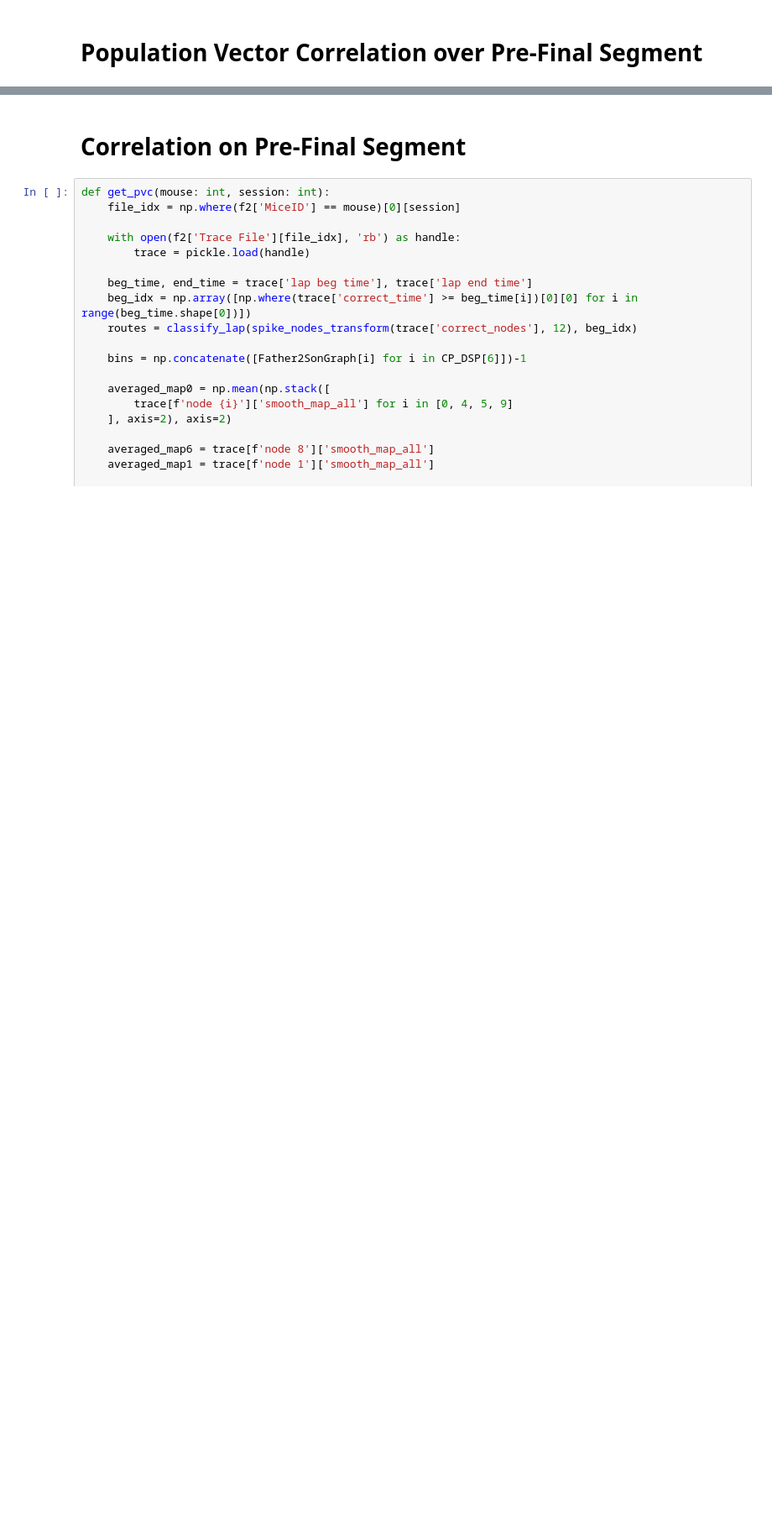
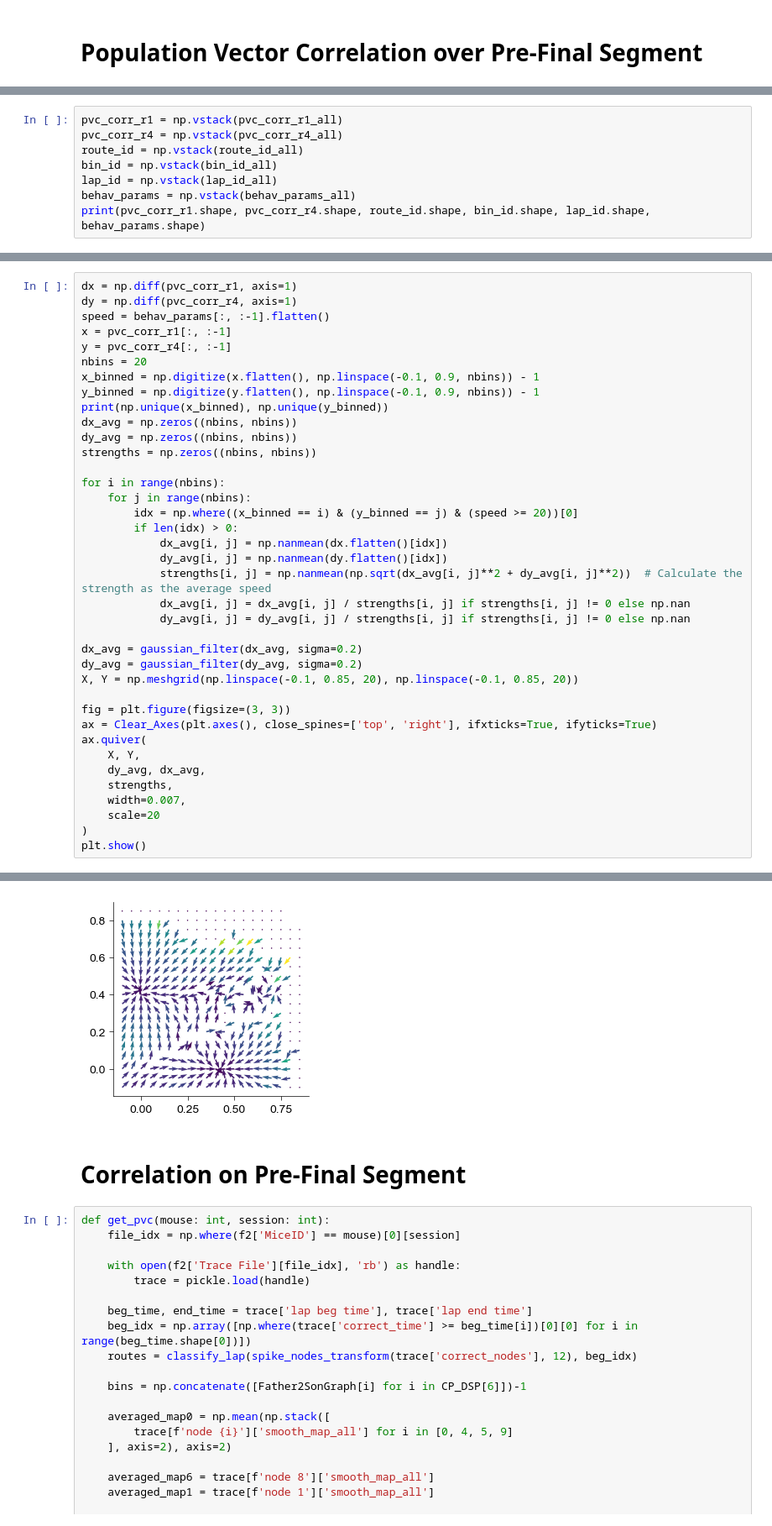
Before and after one commit to YAO-Shuyang/PlotFigures, a Jupyter notebook: NodeFigures/Fig0865 - Map Swing.ipynb, the cells around one changed output, grey strips where cells are left out. Shown at 84% size. Cells and saved outputs as stored; diff of their text form; blank space fills up the shorter version.

```diff
--- a/NodeFigures/Fig0865 - Map Swing.ipynb
+++ b/NodeFigures/Fig0865 - Map Swing.ipynb
@@ -1348,0 +1278,8 @@ plt.close()
+# %%
+pvc_corr_r1 = np.vstack(pvc_corr_r1_all)
+pvc_corr_r4 = np.vstack(pvc_corr_r4_all)
+route_id = np.vstack(route_id_all)
+bin_id = np.vstack(bin_id_all)
+lap_id = np.vstack(lap_id_all)
+behav_params = np.vstack(behav_params_all)
+print(pvc_corr_r1.shape, pvc_corr_r4.shape, route_id.shape, bin_id.shape, lap_id.shape, behav_params.shape)
@@ -1348,0 +1288,39 @@ plt.close()
+# %%
+dx = np.diff(pvc_corr_r1, axis=1)
+dy = np.diff(pvc_corr_r4, axis=1)
+speed = behav_params[:, :-1].flatten()
+x = pvc_corr_r1[:, :-1]
+y = pvc_corr_r4[:, :-1]
+nbins = 20
+x_binned = np.digitize(x.flatten(), np.linspace(-0.1, 0.9, nbins)) - 1
+y_binned = np.digitize(y.flatten(), np.linspace(-0.1, 0.9, nbins)) - 1
+print(np.unique(x_binned), np.unique(y_binned))
+dx_avg = np.zeros((nbins, nbins))
+dy_avg = np.zeros((nbins, nbins))
+strengths = np.zeros((nbins, nbins))
+
+for i in range(nbins):
+    for j in range(nbins):
+        idx = np.where((x_binned == i) & (y_binned == j) & (speed >= 20))[0]
+        if len(idx) > 0:
+            dx_avg[i, j] = np.nanmean(dx.flatten()[idx])
+            dy_avg[i, j] = np.nanmean(dy.flatten()[idx])
+            strengths[i, j] = np.nanmean(np.sqrt(dx_avg[i, j]**2 + dy_avg[i, j]**2))  # Calculate the strength as the average speed
+            dx_avg[i, j] = dx_avg[i, j] / strengths[i, j] if strengths[i, j] != 0 else np.nan
+            dy_avg[i, j] = dy_avg[i, j] / strengths[i, j] if strengths[i, j] != 0 else np.nan
+
+dx_avg = gaussian_filter(dx_avg, sigma=0.2)
+dy_avg = gaussian_filter(dy_avg, sigma=0.2)
+X, Y = np.meshgrid(np.linspace(-0.1, 0.85, 20), np.linspace(-0.1, 0.85, 20))
+
+fig = plt.figure(figsize=(3, 3))
+ax = Clear_Axes(plt.axes(), close_spines=['top', 'right'], ifxticks=True, ifyticks=True)
+ax.quiver(
+    X, Y,
+    dy_avg, dx_avg,
+    strengths,
+    width=0.007,
+    scale=20
+)
+plt.show()
+# %% [output]
@@ -1349,3 +1328,4 @@ plt.close()
+[figure, added]
 # %% [markdown]
 # Correlation on Pre-Final Segment
 # %%
```
Also changed, not shown: parts of 7 cells of this notebook, 15 other files.
